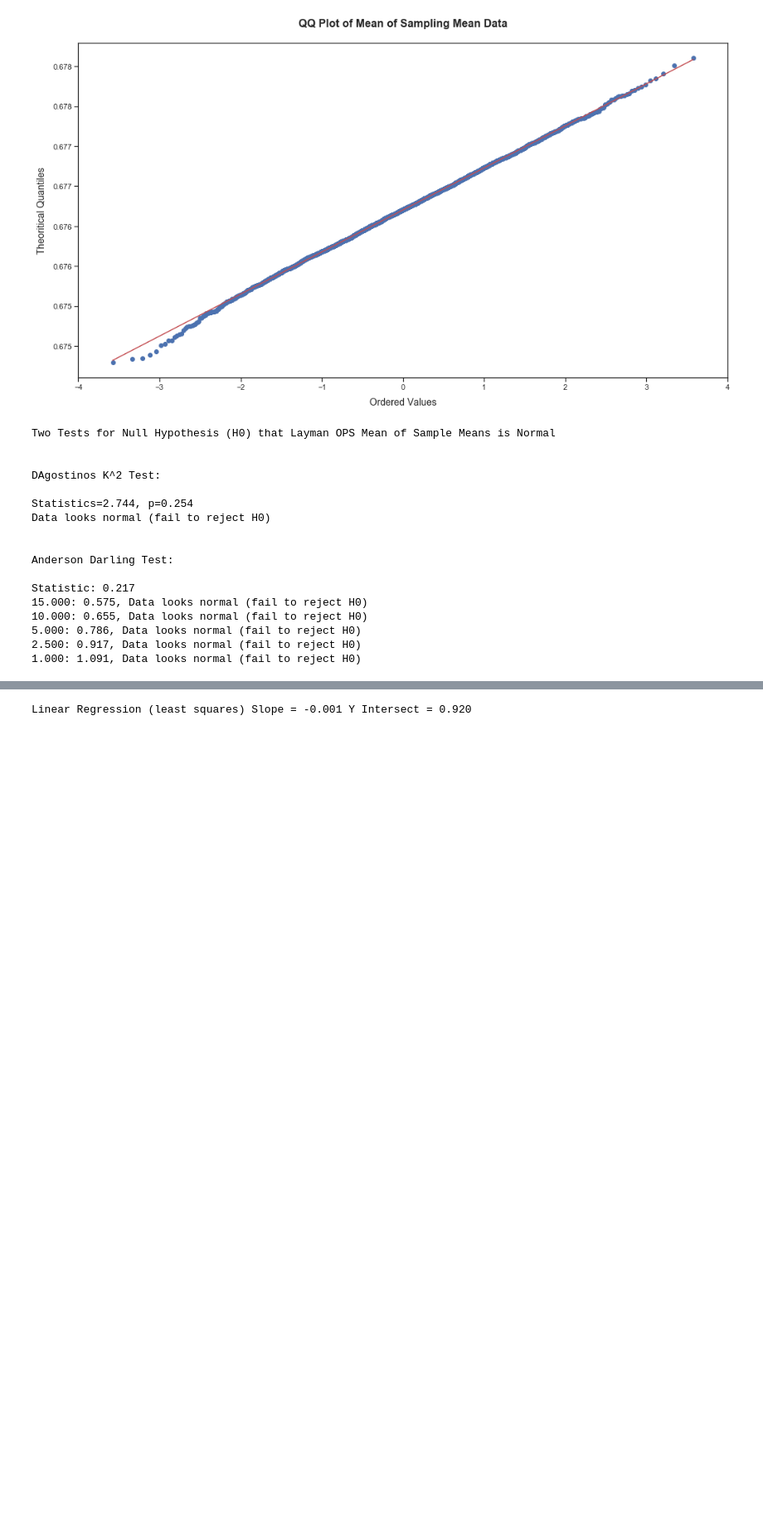
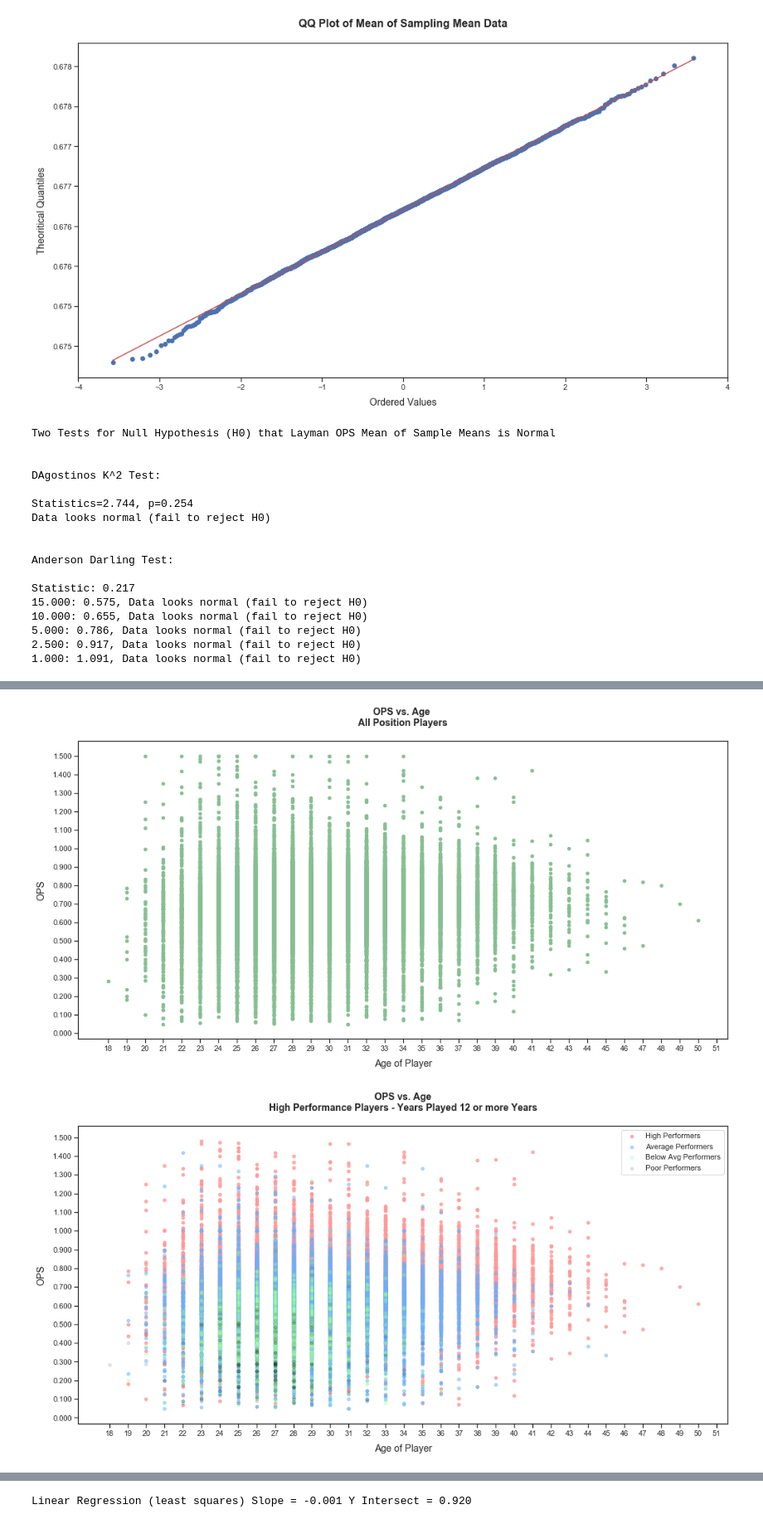
Before and after one commit to paulscheibal/SBDataScienceCert, a Jupyter notebook: CapstoneP1/Statistics/StatisticalAnalysisStory.ipynb, the cells around one changed output, grey strips where cells are left out. Shown at 83% size. Drawn from its saved outputs; the diff is of its cells as text; code cells hidden in the pictures; blank space fills up the shorter version.

Commit message:
added colored scatter plot

```diff
--- a/CapstoneP1/Statistics/StatisticalAnalysisStory.ipynb
+++ b/CapstoneP1/Statistics/StatisticalAnalysisStory.ipynb
@@ -389,0 +389,46 @@ At around 28, a player's performance seems to peak.  I also added a linear regre
+# %%
+# Scatter plot for players playing for 12 or more years with at least 300 avg atbats by OPS vs Age
+dfplot = df[ (df['OPS'] > .0) & (df['OPS'] <= 1.5)][['OPS','age','years_played']]
+ax = dfplot.plot(kind='scatter', x='age',y='OPS',figsize=(FSHZ,8),color='#86bf91')
+ax.set_title('OPS vs. Age \nAll Position Players\n', weight='bold', size=14)
+ax.set_ylabel("OPS", labelpad=10, size=14)
+ax.set_xlabel("Age of Player", labelpad=10, size=14)
+for tick in ax.get_xticklabels():
+    tick.set_fontsize(11)
+for tick in ax.get_yticklabels():
+    tick.set_fontsize(11)
+plt.yticks(np.arange(0,1.6,.1))
+plt.xticks(np.arange(18,52,1))
+ax.yaxis.set_major_formatter(mtick.StrMethodFormatter('{x:1.3f}'))
+plt.show()
+
+# Color bands for scatter plot 12 year players or longer
+dfplot = df[ (df['OPS_AVG'] >= .6501) & (df['OPS'] > 0) & (df['OPS'] < 1.5)][['OPS','age']]
+dfplot.age = dfplot.age.round()
+dfplot2 = df[ (df['OPS_AVG'] <= .6500) & (df['OPS_AVG'] >= .4501) &  (df['OPS'] < 1.5) & (df['OPS'] > 0)][['OPS','age']]
+dfplot2.age = dfplot2.age.round()
+dfplot3 = df[ (df['OPS_AVG'] <= .4500) & (df['OPS_AVG'] >= .3001) & (df['OPS'] < 1.5) & (df['OPS'] > 0)][['OPS','age']]
+dfplot3.age = dfplot3.age.round()
+dfplot4 = df[ (df['OPS_AVG'] <= .3000) & (df['OPS'] < 1.5) & (df['OPS'] > 0)][['OPS','age']]
+dfplot4.age = dfplot4.age.round()
+ax = plt.gca()
+dfplot.plot(kind='scatter',x='age',y='OPS',color='#ff9999',alpha=0.8, figsize=(FSHZ,8), ax=ax, label = 'High Performers')
+dfplot2.plot(kind='scatter',x='age',y='OPS',color='#66b3ff',alpha=0.5, ax=ax, label = 'Average Performers')
+dfplot3.plot(kind='scatter',x='age',y='OPS',color='#99ff99',alpha=0.3, ax=ax, label = 'Below Avg Performers')
+dfplot4.plot(kind='scatter',x='age',y='OPS',color='black',alpha=0.1, ax=ax, label = 'Poor Performers')
+# Scatter plot for players playing for 12 or more years by OPS vs Age '#ff9999','#66b3ff','#99ff99','#ffcc99'
+ax.set_title('OPS vs. Age\nHigh Performance Players - Years Played 12 or more Years\n', weight='bold', size=14)
+ax.set_xlabel("Age of Player", labelpad=10, size=14)
+ax.set_ylabel("OPS", labelpad=10, size=14)
+for tick in ax.get_xticklabels():
+    tick.set_fontsize(11)
+for tick in ax.get_yticklabels():
+    tick.set_fontsize(11)
+plt.yticks(np.arange(0,1.6,.1))
+plt.xticks(np.arange(18,52,1))
+ax.yaxis.set_major_formatter(mtick.StrMethodFormatter('{x:1.3f}'))
+leg = plt.legend()
+plt.show()
+# %% [output]
+[figure, added]
+[figure, added]
```
Also changed, not shown: parts of 3 cells of this notebook.
